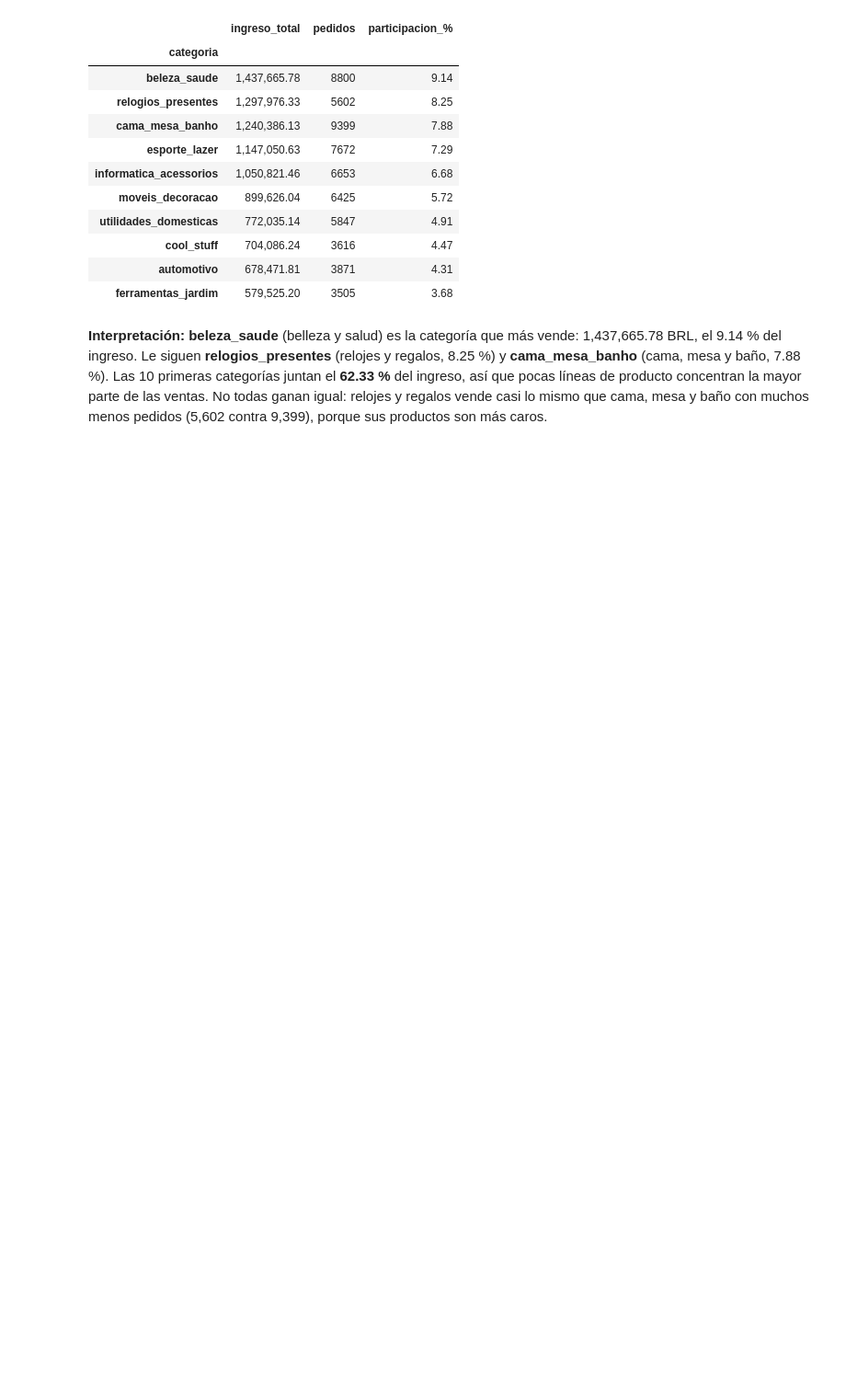
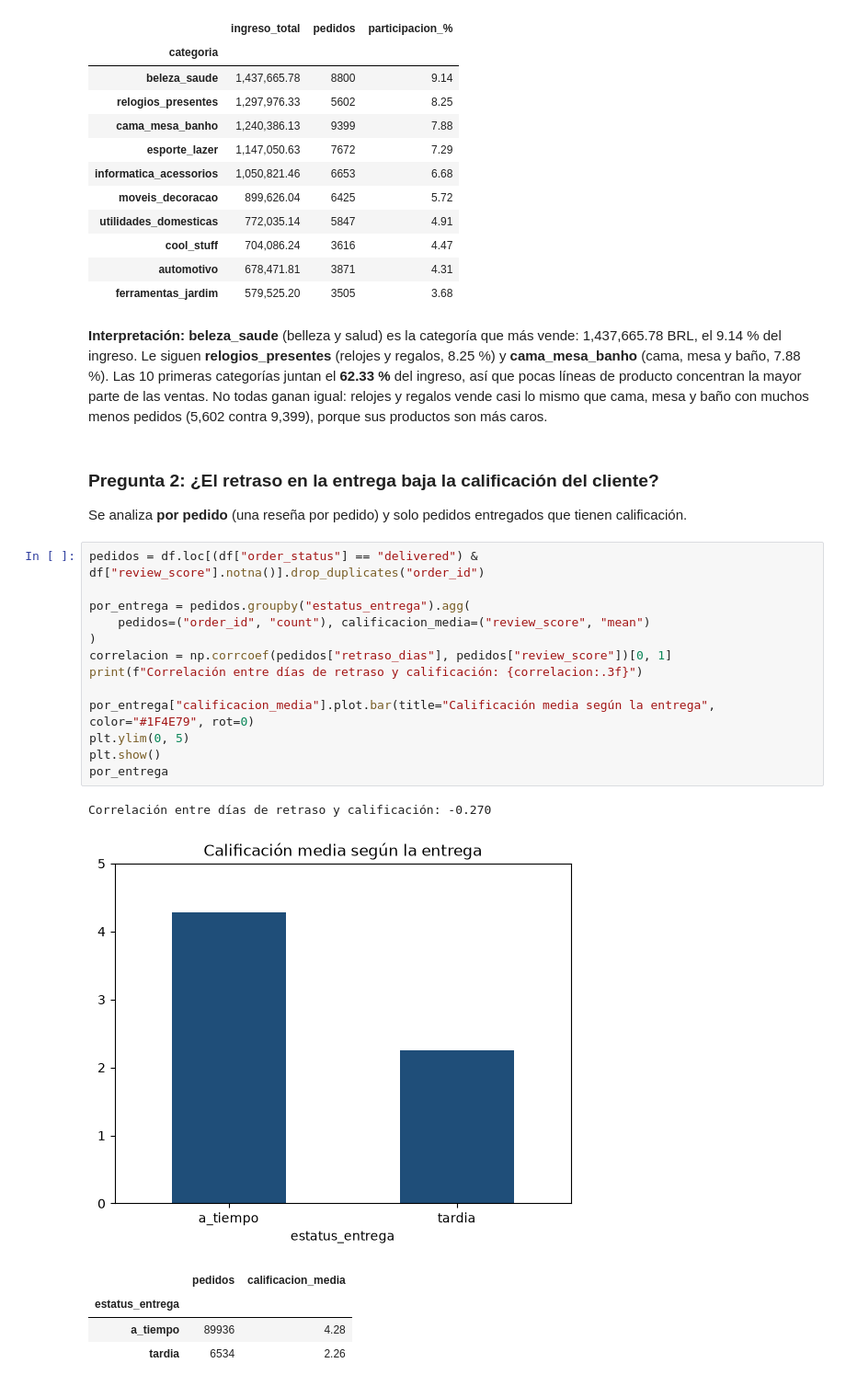
Before and after one commit to arturoobedvt-ctrl/proyecto-final-eda-olist, a Jupyter notebook: Proyecto_Final_EDA.ipynb, the cells around one changed output. Shown at 92% size. Cells and saved outputs as stored; diff of their text form; blank space fills up the shorter version.

Commit message:
feat: EDA pregunta 2, retraso vs calificación (sección 6)

```diff
--- a/Proyecto_Final_EDA.ipynb
+++ b/Proyecto_Final_EDA.ipynb
@@ -349,3 +349,27 @@ Las 10 primeras suman 62.33% del ingreso
 | ferramentas_jardim | 579,525.20 | 3505 | 3.68 |
 # %% [markdown]
 **Interpretación:** **beleza_saude** (belleza y salud) es la categoría que más vende: 1,437,665.78 BRL, el 9.14 % del ingreso. Le siguen **relogios_presentes** (relojes y regalos, 8.25 %) y **cama_mesa_banho** (cama, mesa y baño, 7.88 %). Las 10 primeras categorías juntan el **62.33 %** del ingreso, así que pocas líneas de producto concentran la mayor parte de las ventas. No todas ganan igual: relojes y regalos vende casi lo mismo que cama, mesa y baño con muchos menos pedidos (5,602 contra 9,399), porque sus productos son más caros.
+# %% [markdown]
+### Pregunta 2: ¿El retraso en la entrega baja la calificación del cliente?
+
+Se analiza **por pedido** (una reseña por pedido) y solo pedidos entregados que tienen calificación.
+# %%
+pedidos = df.loc[(df["order_status"] == "delivered") & df["review_score"].notna()].drop_duplicates("order_id")
+
+por_entrega = pedidos.groupby("estatus_entrega").agg(
+    pedidos=("order_id", "count"), calificacion_media=("review_score", "mean")
+)
+correlacion = np.corrcoef(pedidos["retraso_dias"], pedidos["review_score"])[0, 1]
+print(f"Correlación entre días de retraso y calificación: {correlacion:.3f}")
+
+por_entrega["calificacion_media"].plot.bar(title="Calificación media según la entrega", color="#1F4E79", rot=0)
+plt.ylim(0, 5)
+plt.show()
+por_entrega
+# %% [output]
+Correlación entre días de retraso y calificación: -0.270
+[figure, added]
+|  | pedidos | calificacion_media |
+| estatus_entrega |  |  |
+| a_tiempo | 89936 | 4.28 |
+| tardia | 6534 | 2.26 |
```
Also changed, not shown: parts of 1 cell of this notebook.
